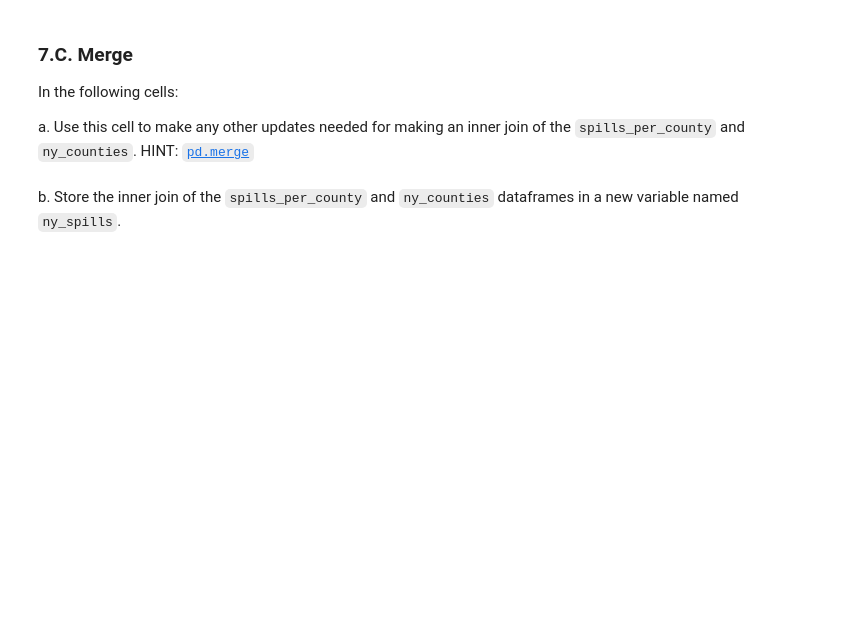
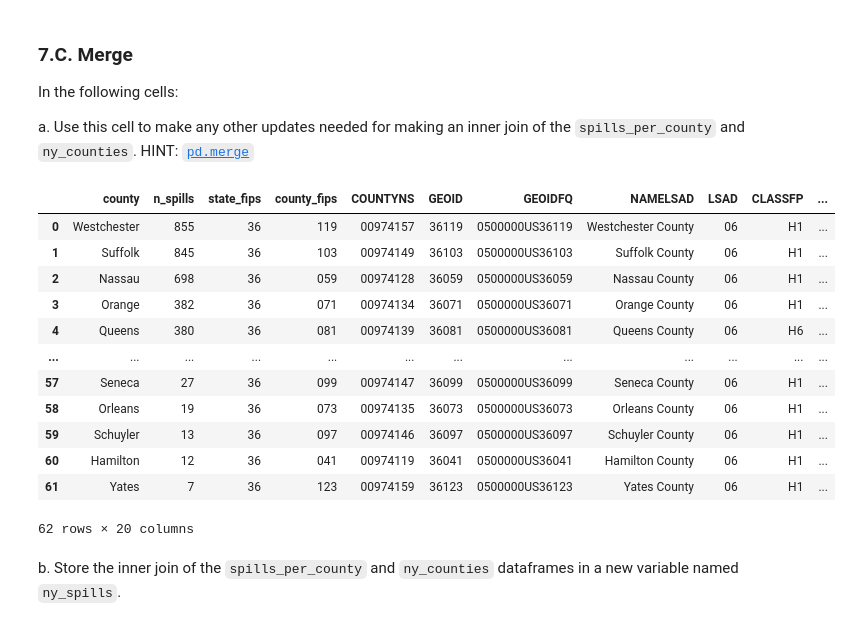
Before and after one commit to Apathy-Wildflowers/eds220-hwk3, a Jupyter notebook: hwk3-task2-spills.ipynb, the cells around one changed output. Saved outputs shown, nothing was run; the diff lists cells and outputs as text; code cells hidden in the pictures; blank space fills up the shorter version.

```diff
--- a/hwk3-task2-spills.ipynb
+++ b/hwk3-task2-spills.ipynb
@@ -91,11 +157,12 @@ In the next cell:
 
 If you are using file paths to access the data, these should be constructed using the `os` package.
 # %%
-fp = "data/Spill_Incidents_20261104.csv"
-spills = pd.read_csv(fp)
+file_path1 = "data/Spill_Incidents_20261104.csv"
+spills = pd.read_csv(file_path1)
 
-fp = "data/tl_2026_us_county/tl_2026_us_county.shp"
-counties = gpd.read_file(fp)
+
+file_path2 = "data/tl_2026_us_county/tl_2026_us_county.shp"
+counties = gpd.read_file(file_path2)
 # %% [markdown]
 <!-- BEGIN QUESTION -->
 
@@ -476,3 +552,7 @@ e. What is the number of spills in 'Tuscarora Indian Reservation' and in 'Ononda
 ### 7.B. Data updates
 
 In the next cell, update 'St Lawrence' to 'St. Lawrence' in the `spills_per_county` data frame. Verify the update was successful with an assert test.
+# %%
+#ny_counties[ny_counties['county_name'] == 'St. Lawrence']
+spills_per_county.at[29, 'county'] = 'St. Lawrence'
+spills_per_county[spills_per_county['county'] == 'St. Lawrence'] == 72
@@ -484,5 +567,22 @@ In the following cells:
 a. Use this cell to make any other updates needed for making an inner join of the `spills_per_county` and `ny_counties`. HINT: [`pd.merge`](https://pandas.pydata.org/pandas-docs/version/2.3/reference/api/pandas.merge.html)
 # %%
 # a
+ny_counties['county_name']
+ny_counties = ny_counties.rename(columns={'county_name': 'county'})
+pd.merge(spills_per_county, ny_counties, how='inner', on='county')
+# %% [output]
+|  | county | n_spills | state_fips | county_fips | COUNTYNS | GEOID | GEOIDFQ | NAMELSAD | LSAD | CLASSFP | ... |
+| 0 | Westchester | 855 | 36 | 119 | 00974157 | 36119 | 0500000US36119 | Westchester County | 06 | H1 | ... |
+| 1 | Suffolk | 845 | 36 | 103 | 00974149 | 36103 | 0500000US36103 | Suffolk County | 06 | H1 | ... |
+| 2 | Nassau | 698 | 36 | 059 | 00974128 | 36059 | 0500000US36059 | Nassau County | 06 | H1 | ... |
+| 3 | Orange | 382 | 36 | 071 | 00974134 | 36071 | 0500000US36071 | Orange County | 06 | H1 | ... |
+| 4 | Queens | 380 | 36 | 081 | 00974139 | 36081 | 0500000US36081 | Queens County | 06 | H6 | ... |
+| ... | ... | ... | ... | ... | ... | ... | ... | ... | ... | ... | ... |
+| 57 | Seneca | 27 | 36 | 099 | 00974147 | 36099 | 0500000US36099 | Seneca County | 06 | H1 | ... |
+| 58 | Orleans | 19 | 36 | 073 | 00974135 | 36073 | 0500000US36073 | Orleans County | 06 | H1 | ... |
+| 59 | Schuyler | 13 | 36 | 097 | 00974146 | 36097 | 0500000US36097 | Schuyler County | 06 | H1 | ... |
+| 60 | Hamilton | 12 | 36 | 041 | 00974119 | 36041 | 0500000US36041 | Hamilton County | 06 | H1 | ... |
+| 61 | Yates | 7 | 36 | 123 | 00974159 | 36123 | 0500000US36123 | Yates County | 06 | H1 | ... |
+62 rows × 20 columns
 # %% [markdown]
 b. Store the inner join of the `spills_per_county` and `ny_counties` dataframes in a new variable named `ny_spills`.
```
Also changed, not shown: parts of 19 cells of this notebook.
